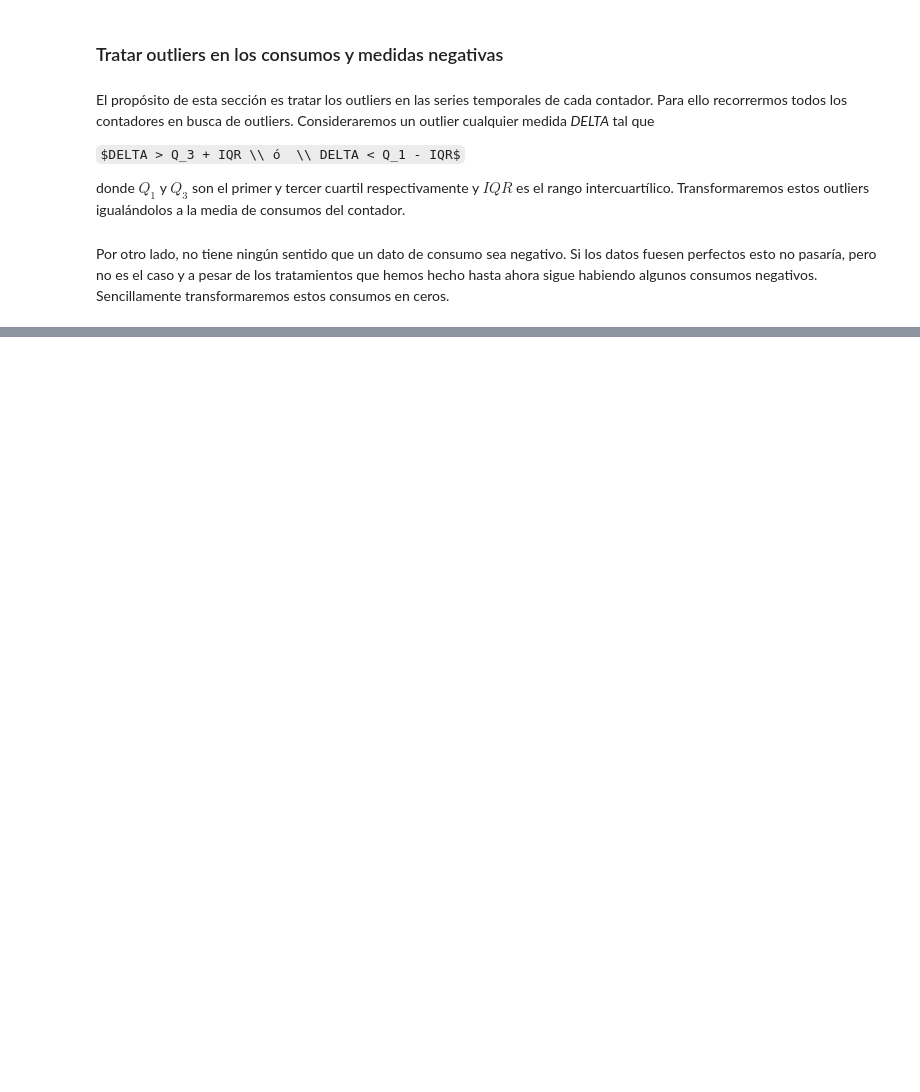
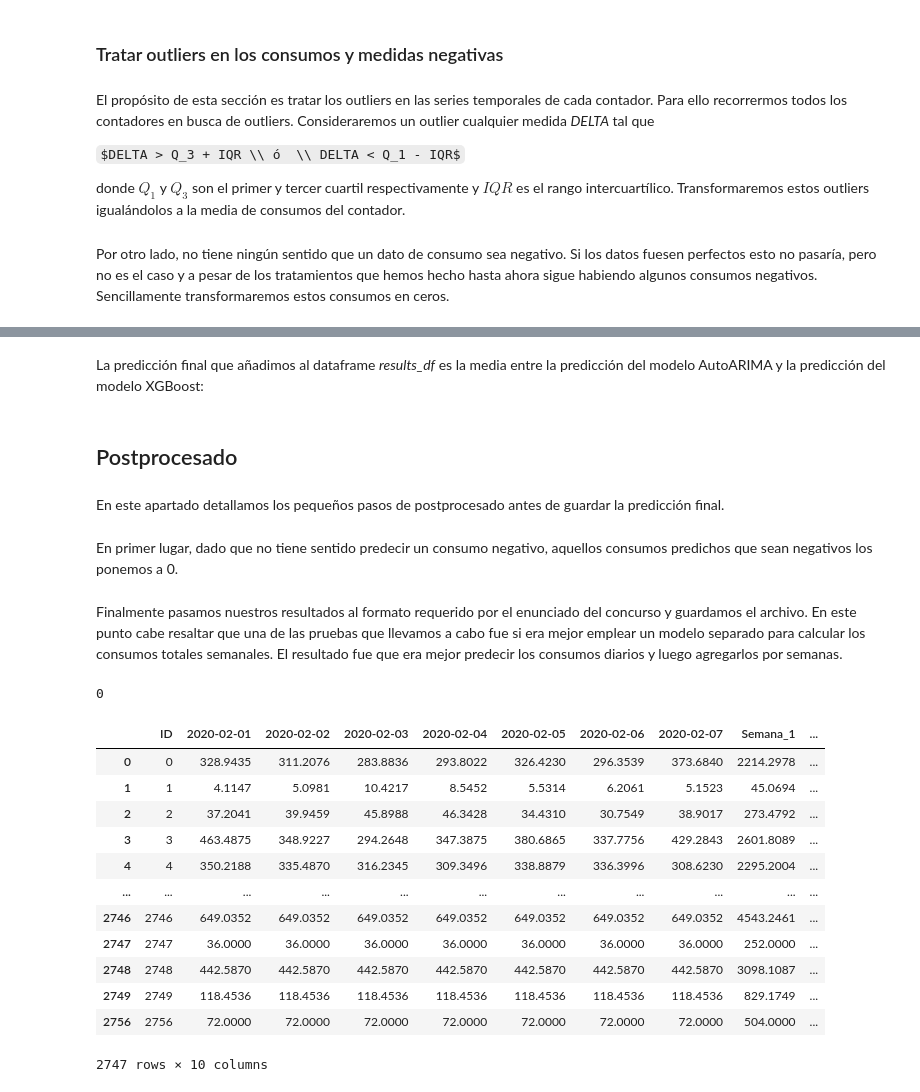
Before and after one commit to sgavela/water_footprint, a Jupyter notebook: prediction/script_prediccion.ipynb, the cells around one changed output, grey strips where cells are left out. Drawn from its saved outputs; the diff is of its cells as text; code cells hidden in the pictures; some formulas as TeX source; blank space fills up the shorter version.

```diff
--- a/prediction/script_prediccion.ipynb
+++ b/prediction/script_prediccion.ipynb
@@ -424,0 +537,4 @@ for i in tqdm(dicc_tipos['tipo_2']):
+# %%
+all_variables = pd.merge(time_variables, temperatura_valencia, on='DATE')
+all_variables.drop(['WEEKDAY', 'YEAR_DAY'], axis=1, inplace=True)
+all_variables.head()
@@ -425 +548,24 @@ for i in tqdm(dicc_tipos['tipo_2']):
+# %%
+xgboost_results = pd.DataFrame(columns = dicc_tipos['tipo_2'], index = prediction_dates)
+
+for i in tqdm(dicc_tipos['tipo_2']):
+    one_counter = delta_df[i][delta_df.index >= '2019-11-02'].dropna()
+    one_counter_all_variables = pd.merge(one_counter, all_variables, left_on=one_counter.index, right_on='fecha', how='left')
+    one_counter_all_variables['DELTA'] = one_counter_all_variables[i]
+    one_counter_all_variables.drop(['DATE','fecha', i], axis=1, inplace=True)
+
+    X_train = one_counter_all_variables.drop('DELTA', axis=1)
+    y_train = one_counter_all_variables['DELTA']
+
+    X_test = all_variables.drop(['DATE','fecha'], axis=1)[-14:]
+
+    model = xgb.XGBRegressor(
+        n_estimators=1000,
+        reg_lambda=1,
+        gamma=0,
+        max_depth=5
+    )
+    model.fit(X_train, y_train)
+
+    xgboost_results[i] =  model.predict(X_test)
 # %%
@@ -426,0 +573,41 @@ arima_results.to_pickle('../data/arima_results_1.pkl')
+# %% [markdown]
+La predicción final que añadimos al dataframe *results_df* es la media entre la predicción del modelo AutoARIMA y la predicción del modelo XGBoost:
+# %%
+for i in tqdm(dicc_tipos['tipo_2']):
+    results_df[i] = (arima_results[i] + xgboost_results[i])/2
+# %% [markdown]
+## Postprocesado<a name="id5"></a>
+# %% [markdown]
+En este apartado detallamos los pequeños pasos de postprocesado antes de guardar la predicción final.
+# %% [markdown]
+En primer lugar, dado que no tiene sentido predecir un consumo negativo, aquellos consumos predichos que sean negativos los ponemos a 0.
+# %% [markdown]
+Finalmente pasamos nuestros resultados al formato requerido por el enunciado del concurso y guardamos el archivo. En este punto cabe resaltar que una de las pruebas que llevamos a cabo fue si era mejor emplear un modelo separado para calcular los consumos totales semanales. El resultado fue que era mejor predecir los consumos diarios y luego agregarlos por semanas.
+# %%
+results_df[results_df < 0] = 0
+(results_df < 0).sum().sum()
+# %% [output]
+0
+# %%
+final_results = results_df.T
+final_results['Semana_1'] = final_results[['2020-02-01','2020-02-02','2020-02-03','2020-02-04','2020-02-05','2020-02-06','2020-02-07']].sum(axis=1)
+final_results['Semana_2'] = final_results[['2020-02-08','2020-02-09','2020-02-10','2020-02-11','2020-02-12','2020-02-13','2020-02-14']].sum(axis=1)
+final_results.drop(['2020-02-08','2020-02-09','2020-02-10','2020-02-11','2020-02-12','2020-02-13','2020-02-14'], axis=1, inplace=True)
+final_results['ID'] = final_results.index
+final_results = final_results[['ID','2020-02-01','2020-02-02','2020-02-03','2020-02-04','2020-02-05','2020-02-06','2020-02-07','Semana_1','Semana_2']]
+final_results = round(final_results, 4)
+final_results
+# %% [output]
+|  | ID | 2020-02-01 | 2020-02-02 | 2020-02-03 | 2020-02-04 | 2020-02-05 | 2020-02-06 | 2020-02-07 | Semana_1 | ... |
+| 0 | 0 | 328.9435 | 311.2076 | 283.8836 | 293.8022 | 326.4230 | 296.3539 | 373.6840 | 2214.2978 | ... |
+| 1 | 1 | 4.1147 | 5.0981 | 10.4217 | 8.5452 | 5.5314 | 6.2061 | 5.1523 | 45.0694 | ... |
+| 2 | 2 | 37.2041 | 39.9459 | 45.8988 | 46.3428 | 34.4310 | 30.7549 | 38.9017 | 273.4792 | ... |
+| 3 | 3 | 463.4875 | 348.9227 | 294.2648 | 347.3875 | 380.6865 | 337.7756 | 429.2843 | 2601.8089 | ... |
+| 4 | 4 | 350.2188 | 335.4870 | 316.2345 | 309.3496 | 338.8879 | 336.3996 | 308.6230 | 2295.2004 | ... |
+| ... | ... | ... | ... | ... | ... | ... | ... | ... | ... | ... |
+| 2746 | 2746 | 649.0352 | 649.0352 | 649.0352 | 649.0352 | 649.0352 | 649.0352 | 649.0352 | 4543.2461 | ... |
+| 2747 | 2747 | 36.0000 | 36.0000 | 36.0000 | 36.0000 | 36.0000 | 36.0000 | 36.0000 | 252.0000 | ... |
+| 2748 | 2748 | 442.5870 | 442.5870 | 442.5870 | 442.5870 | 442.5870 | 442.5870 | 442.5870 | 3098.1087 | ... |
+| 2749 | 2749 | 118.4536 | 118.4536 | 118.4536 | 118.4536 | 118.4536 | 118.4536 | 118.4536 | 829.1749 | ... |
+| 2756 | 2756 | 72.0000 | 72.0000 | 72.0000 | 72.0000 | 72.0000 | 72.0000 | 72.0000 | 504.0000 | ... |
+2747 rows × 10 columns
```
Also changed, not shown: parts of 31 cells of this notebook.
